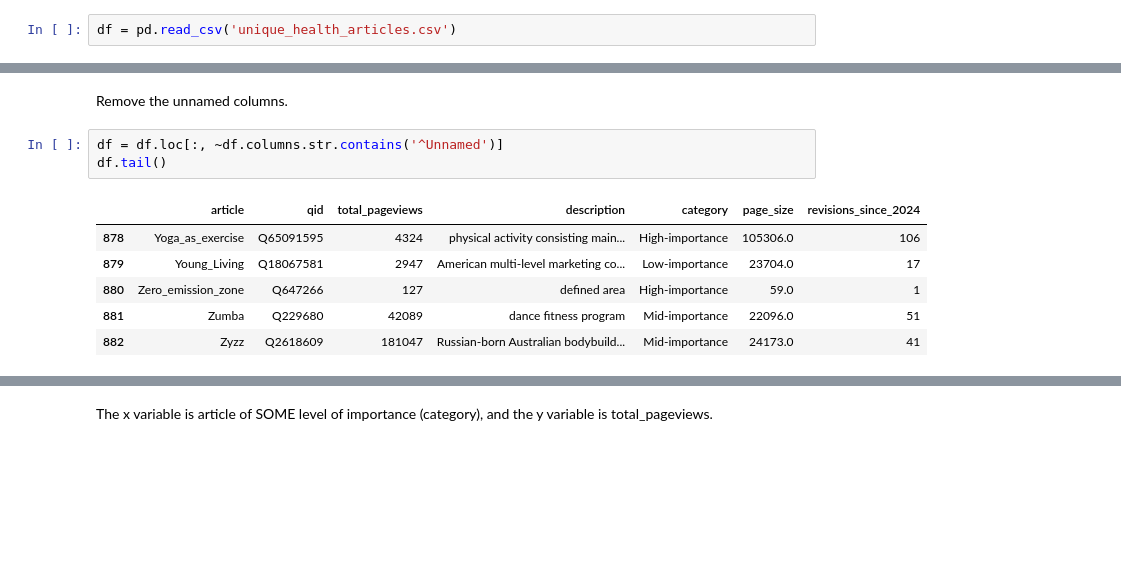
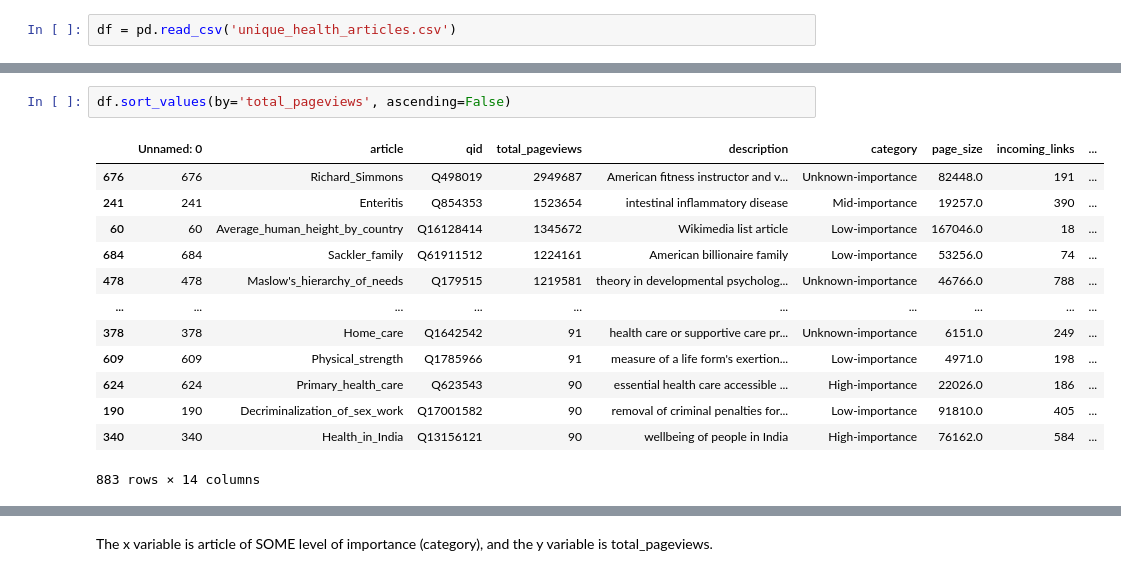
Before and after one commit to Wellesley-CS234/cs-234-final-project-part-2-crystalzhaozj, a Jupyter notebook: 4. hypothesis_testing.ipynb, the cells around one changed output, grey strips where cells are left out. Cells and saved outputs as stored; diff of their text form; blank space fills up the shorter version.

```diff
--- a/4. hypothesis_testing.ipynb
+++ b/4. hypothesis_testing.ipynb
@@ -20,12 +22,16 @@ df.head()
-# %% [markdown]
-Remove the unnamed columns.
-# %%
-df = df.loc[:, ~df.columns.str.contains('^Unnamed')]
-df.tail()
-# %% [output]
-|  | article | qid | total_pageviews | description | category | page_size | revisions_since_2024 |
-| 878 | Yoga_as_exercise | Q65091595 | 4324 | physical activity consisting main... | High-importance | 105306.0 | 106 |
-| 879 | Young_Living | Q18067581 | 2947 | American multi-level marketing co... | Low-importance | 23704.0 | 17 |
-| 880 | Zero_emission_zone | Q647266 | 127 | defined area | High-importance | 59.0 | 1 |
-| 881 | Zumba | Q229680 | 42089 | dance fitness program | Mid-importance | 22096.0 | 51 |
-| 882 | Zyzz | Q2618609 | 181047 | Russian-born Australian bodybuild... | Mid-importance | 24173.0 | 41 |
+# %%
+df.sort_values(by='total_pageviews', ascending=False)
+# %% [output]
+|  | Unnamed: 0 | article | qid | total_pageviews | description | category | page_size | incoming_links | ... |
+| 676 | 676 | Richard_Simmons | Q498019 | 2949687 | American fitness instructor and v... | Unknown-importance | 82448.0 | 191 | ... |
+| 241 | 241 | Enteritis | Q854353 | 1523654 | intestinal inflammatory disease | Mid-importance | 19257.0 | 390 | ... |
+| 60 | 60 | Average_human_height_by_country | Q16128414 | 1345672 | Wikimedia list article | Low-importance | 167046.0 | 18 | ... |
+| 684 | 684 | Sackler_family | Q61911512 | 1224161 | American billionaire family | Low-importance | 53256.0 | 74 | ... |
+| 478 | 478 | Maslow's_hierarchy_of_needs | Q179515 | 1219581 | theory in developmental psycholog... | Unknown-importance | 46766.0 | 788 | ... |
+| ... | ... | ... | ... | ... | ... | ... | ... | ... | ... |
+| 378 | 378 | Home_care | Q1642542 | 91 | health care or supportive care pr... | Unknown-importance | 6151.0 | 249 | ... |
+| 609 | 609 | Physical_strength | Q1785966 | 91 | measure of a life form's exertion... | Low-importance | 4971.0 | 198 | ... |
+| 624 | 624 | Primary_health_care | Q623543 | 90 | essential health care accessible ... | High-importance | 22026.0 | 186 | ... |
+| 190 | 190 | Decriminalization_of_sex_work | Q17001582 | 90 | removal of criminal penalties for... | Low-importance | 91810.0 | 405 | ... |
+| 340 | 340 | Health_in_India | Q13156121 | 90 | wellbeing of people in India | High-importance | 76162.0 | 584 | ... |
+883 rows × 14 columns
```
Also changed, not shown: parts of 4 cells of this notebook, 6 other files.
